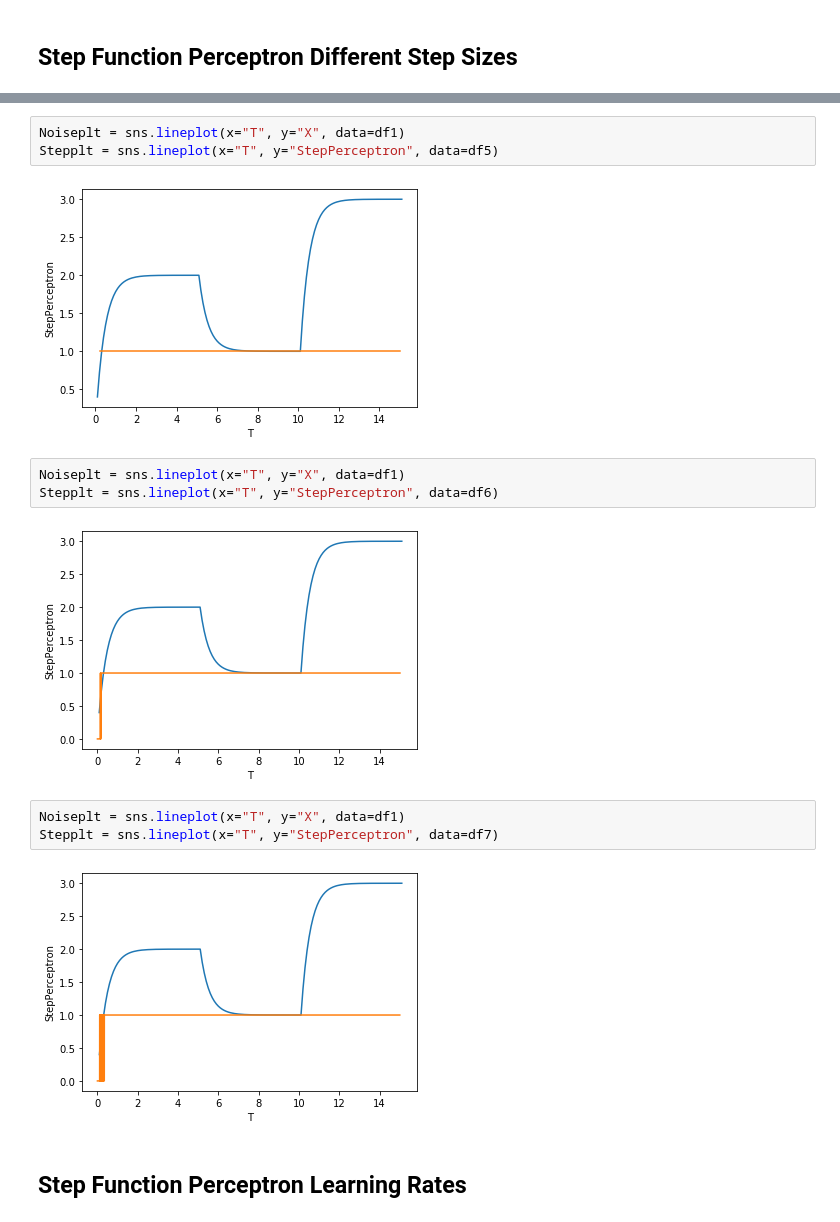
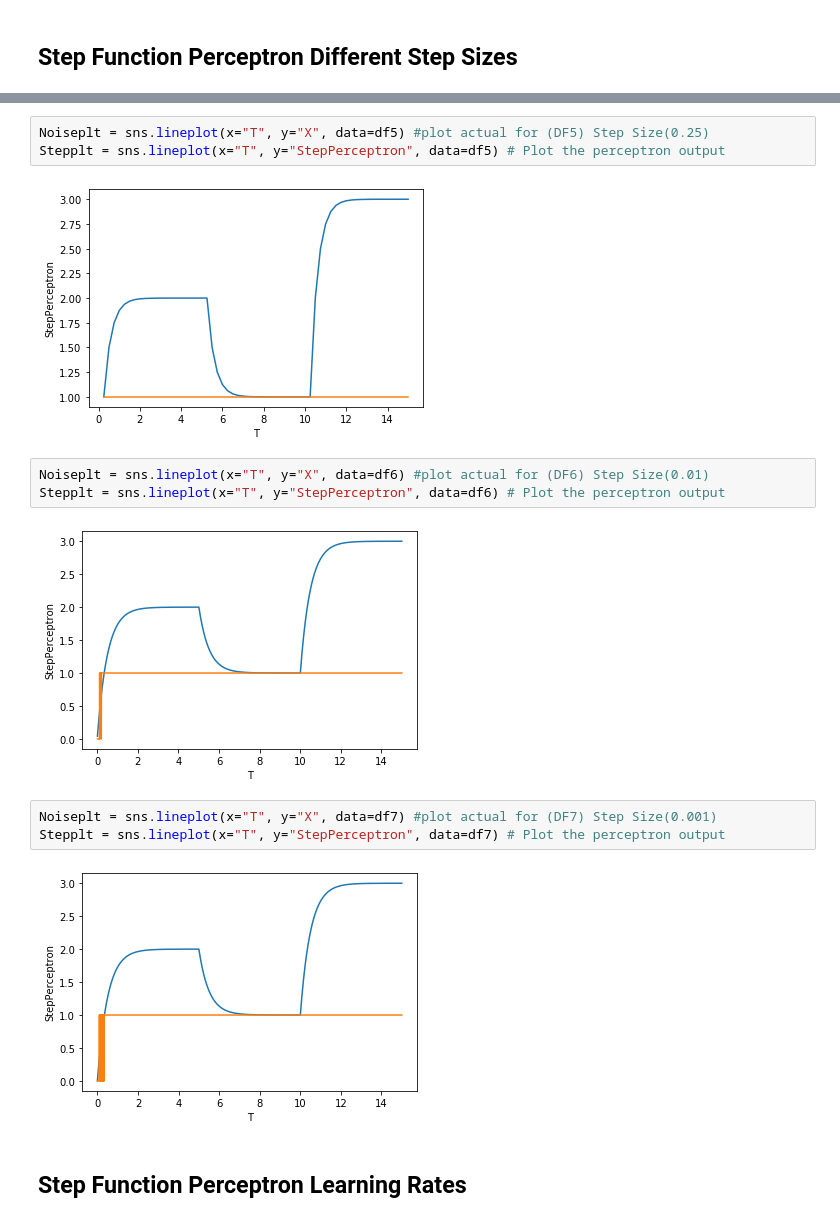
Before and after one commit to JamesDun2866/Computational-Science, a Jupyter notebook: Computational Science.ipynb, the cells around one changed output, grey strips where cells are left out. Cells and saved outputs as stored; diff of their text form.

```diff
--- a/Computational Science.ipynb
+++ b/Computational Science.ipynb
@@ -574,18 +564,18 @@ Stepplt = sns.lineplot(x="T", y="StepPerceptron", data=df4)
 # %%
-Noiseplt = sns.lineplot(x="T", y="X", data=df1)
-Stepplt = sns.lineplot(x="T", y="StepPerceptron", data=df5)
+Noiseplt = sns.lineplot(x="T", y="X", data=df5) #plot actual for (DF5) Step Size(0.25)
+Stepplt = sns.lineplot(x="T", y="StepPerceptron", data=df5) # Plot the perceptron output
 # %% [output]
-[figure, old version]
+[figure, new version]
 # %%
-Noiseplt = sns.lineplot(x="T", y="X", data=df1)
-Stepplt = sns.lineplot(x="T", y="StepPerceptron", data=df6)
+Noiseplt = sns.lineplot(x="T", y="X", data=df6) #plot actual for (DF6) Step Size(0.01)
+Stepplt = sns.lineplot(x="T", y="StepPerceptron", data=df6) # Plot the perceptron output
 # %% [output]
-[figure, old version]
+[figure, new version]
 # %%
-Noiseplt = sns.lineplot(x="T", y="X", data=df1)
-Stepplt = sns.lineplot(x="T", y="StepPerceptron", data=df7)
+Noiseplt = sns.lineplot(x="T", y="X", data=df7) #plot actual for (DF7) Step Size(0.001)
+Stepplt = sns.lineplot(x="T", y="StepPerceptron", data=df7) # Plot the perceptron output
 # %% [output]
-[figure, old version]
+[figure, new version]
 # %% [markdown]
 ## Step Function Perceptron Learning Rates
 # %%
```
Also changed, not shown: parts of 38 cells of this notebook.
